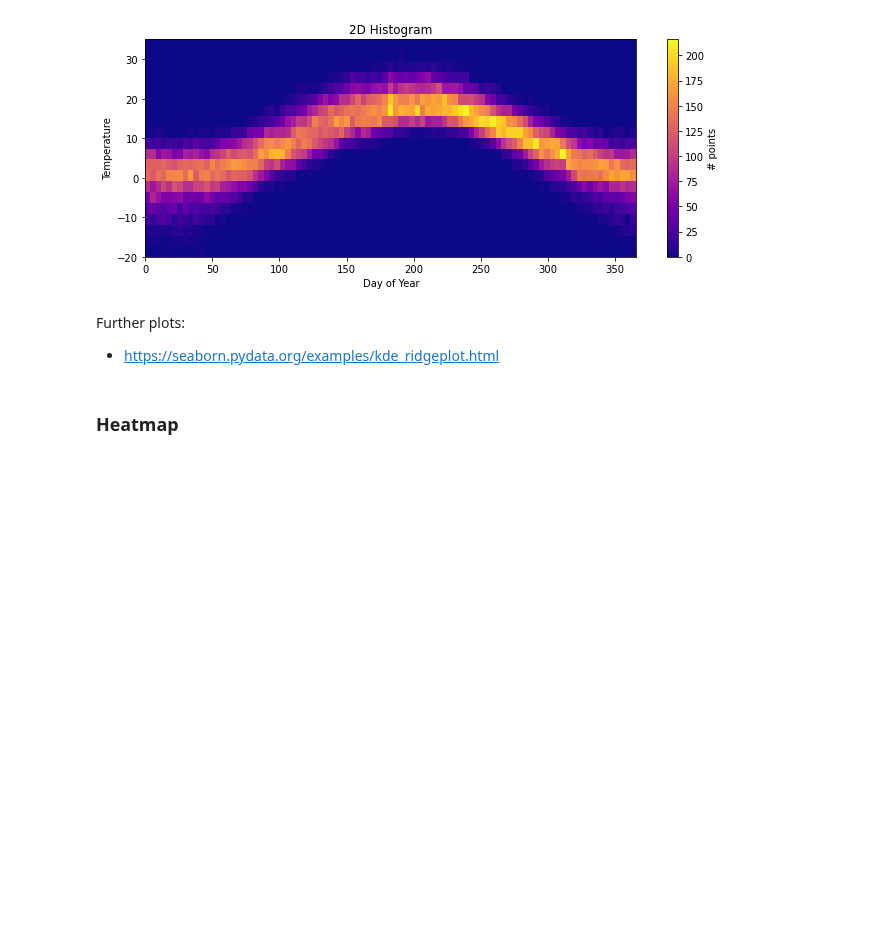
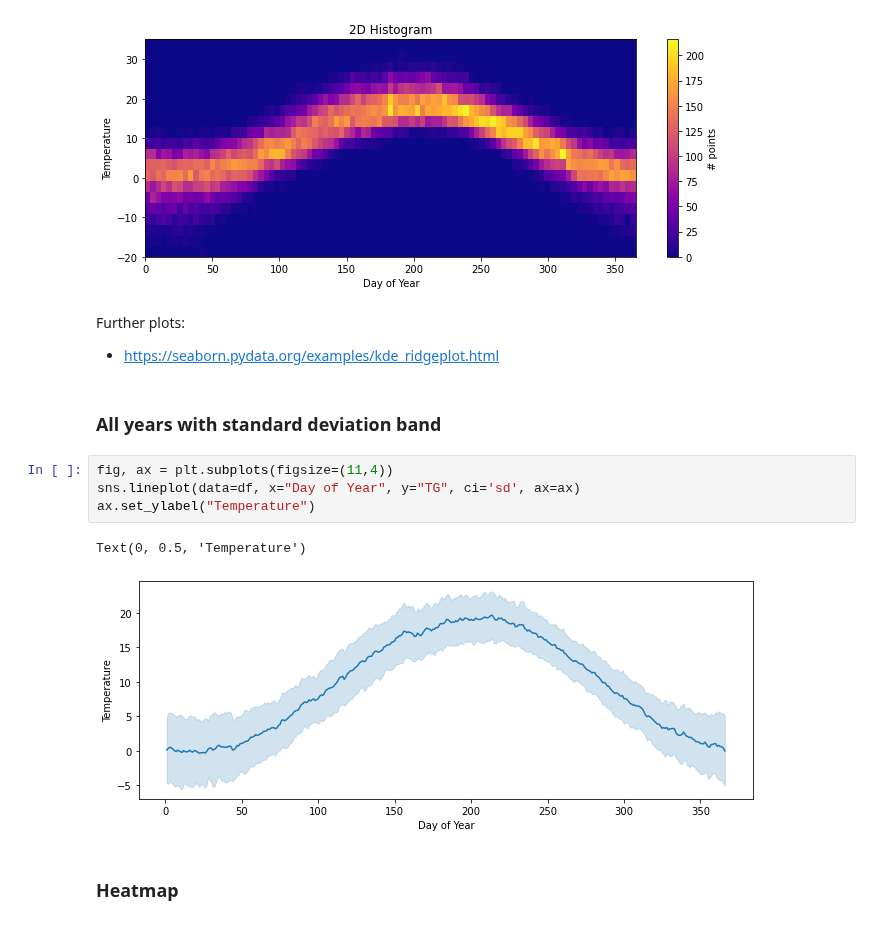
Before and after one commit to raphaelw/data-science-bootcamp, a Jupyter notebook: 07_week/exercises/time_series_weather.ipynb, the cells around one changed output. Saved outputs shown, nothing was run; the diff lists cells and outputs as text; blank space fills up the shorter version.

```diff
--- a/07_week/exercises/time_series_weather.ipynb
+++ b/07_week/exercises/time_series_weather.ipynb
@@ -93,6 +93,15 @@ Text(0, 0.5, 'Temperature')
 # %% [markdown]
 Further plots:
 * https://seaborn.pydata.org/examples/kde_ridgeplot.html
+# %% [markdown]
+### All years with standard deviation band
+# %%
+fig, ax = plt.subplots(figsize=(11,4))
+sns.lineplot(data=df, x="Day of Year", y="TG", ci='sd', ax=ax)
+ax.set_ylabel("Temperature")
+# %% [output]
+Text(0, 0.5, 'Temperature')
+[figure, added]
 # %% [markdown]
 ### Heatmap
 # %%
```
